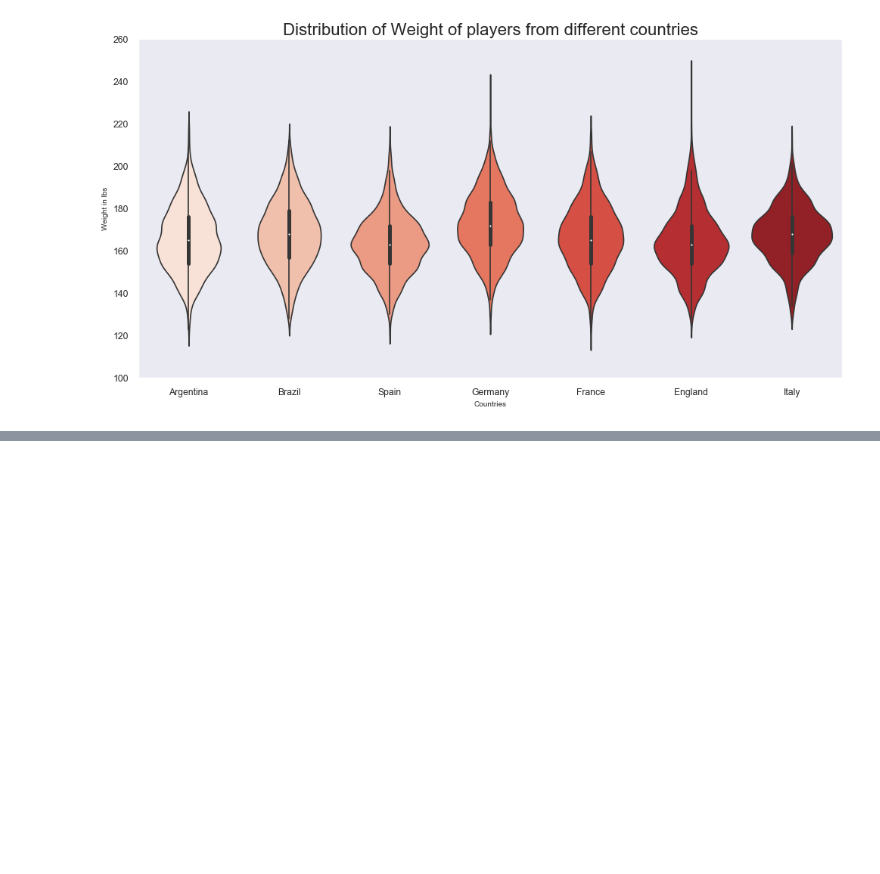
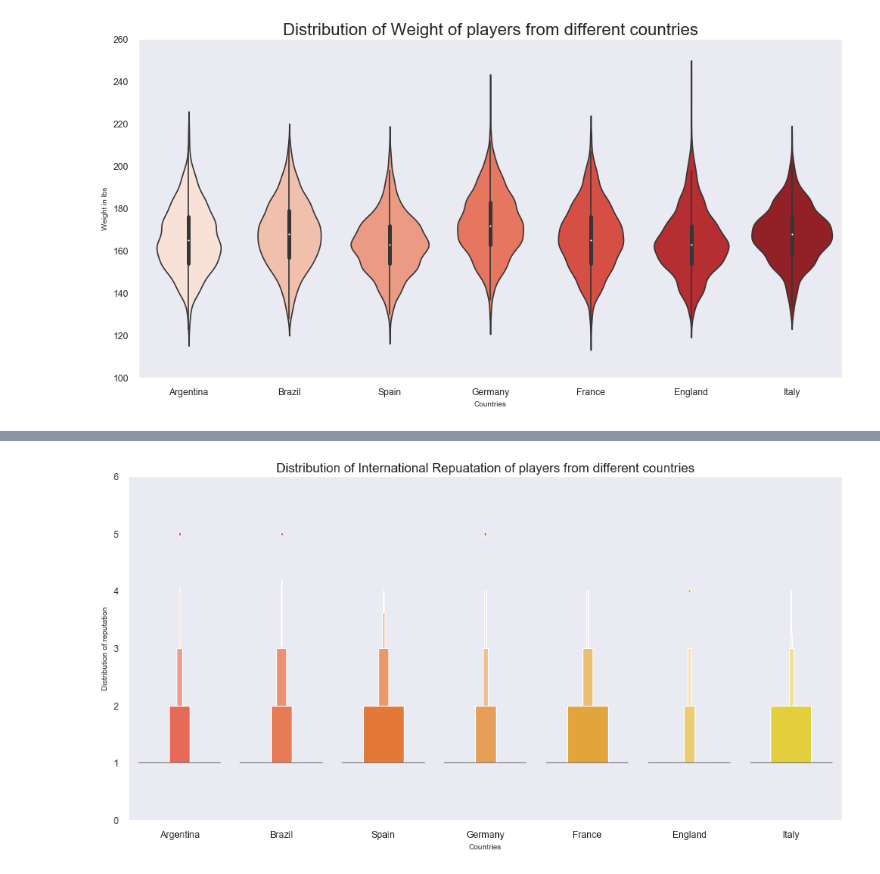
Before and after one commit to SiddarthSamdani/Fifa_Visualization, a Jupyter notebook: Fifa_Visualization.ipynb, the cells around one changed output, grey strips where cells are left out. Cells and saved outputs as stored; diff of their text form; code cells hidden in the pictures; blank space fills up the shorter version.

```diff
--- a/Fifa_Visualization.ipynb
+++ b/Fifa_Visualization.ipynb
@@ -606,0 +635,14 @@ plt.show()
+# %%
+# Every Nations' Player and their International Reputation
+
+some_countries = ('England', 'Germany', 'Spain', 'Argentina', 'France', 'Brazil', 'Italy', 'Columbia')
+data_countries = data.loc[data['Nationality'].isin(some_countries) & data['International Reputation']]
+
+plt.rcParams['figure.figsize'] = (15, 7)
+ax = sns.boxenplot(x = data_countries['Nationality'], y = data_countries['International Reputation'], palette = 'autumn')
+ax.set_xlabel(xlabel = 'Countries', fontsize = 9)
+ax.set_ylabel(ylabel = 'Distribution of reputation', fontsize = 9)
+ax.set_title(label = 'Distribution of International Repuatation of players from different countries', fontsize = 15)
+plt.show()
+# %% [output]
+[figure, added]
```
Also changed, not shown: parts of 7 cells of this notebook.
